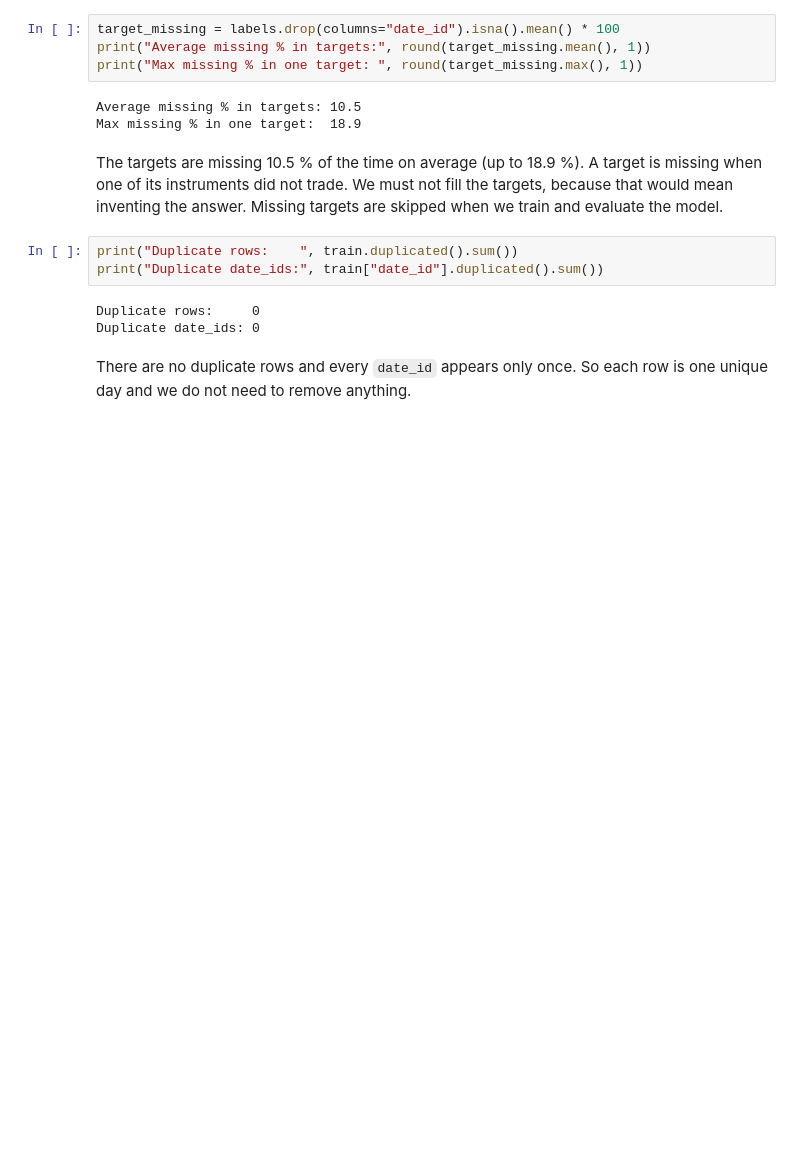
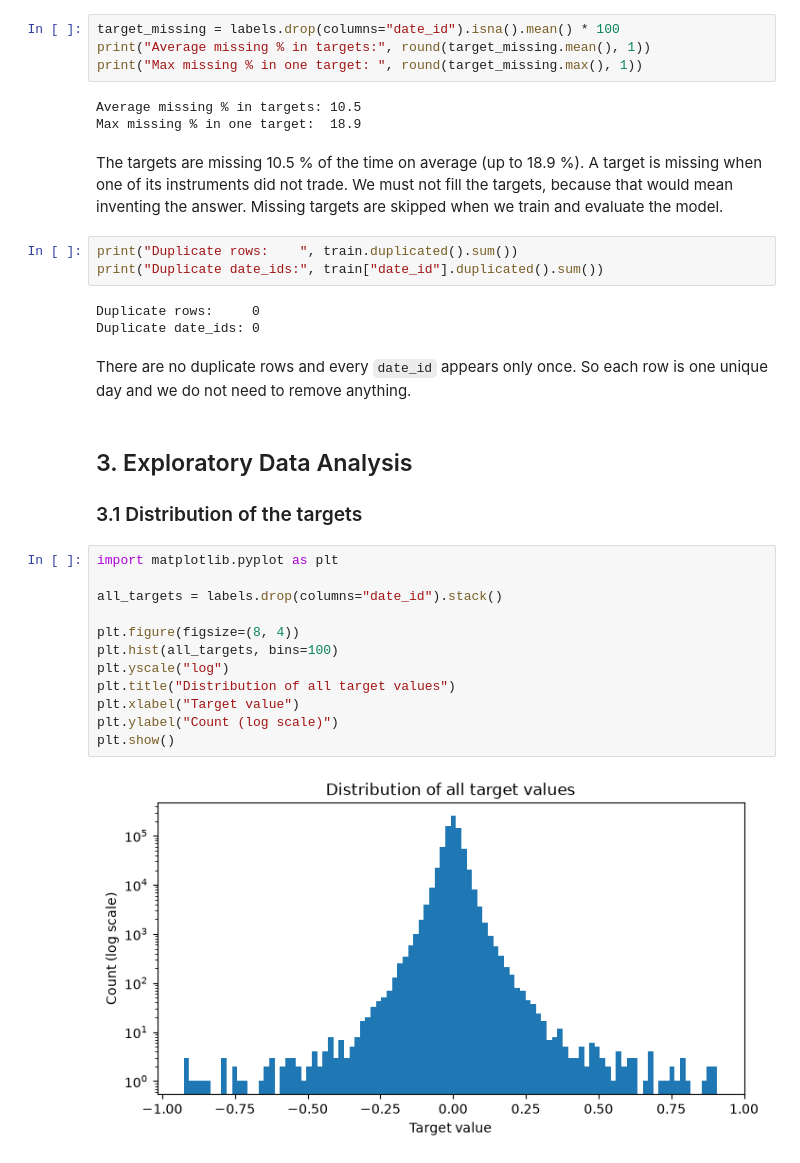
Before and after one commit to ceng313-2026/GROUP57_CENG313, a Jupyter notebook: assignment1_eda_baseline.ipynb, the cells around one changed output. Drawn from its saved outputs; the diff is of its cells as text; blank space fills up the shorter version.

Commit message:
Add target distribution plot

```diff
--- a/assignment1_eda_baseline.ipynb
+++ b/assignment1_eda_baseline.ipynb
@@ -171,3 +171,21 @@ Duplicate date_ids: 0
 # %% [markdown]
 There are no duplicate rows and every `date_id` appears only once.
 So each row is one unique day and we do not need to remove anything.
+# %% [markdown]
+## 3. Exploratory Data Analysis
+
+### 3.1 Distribution of the targets
+# %%
+import matplotlib.pyplot as plt
+
+all_targets = labels.drop(columns="date_id").stack()
+
+plt.figure(figsize=(8, 4))
+plt.hist(all_targets, bins=100)
+plt.yscale("log")
+plt.title("Distribution of all target values")
+plt.xlabel("Target value")
+plt.ylabel("Count (log scale)")
+plt.show()
+# %% [output]
+[figure, added]
```
Also changed, not shown: parts of 2 cells of this notebook.
